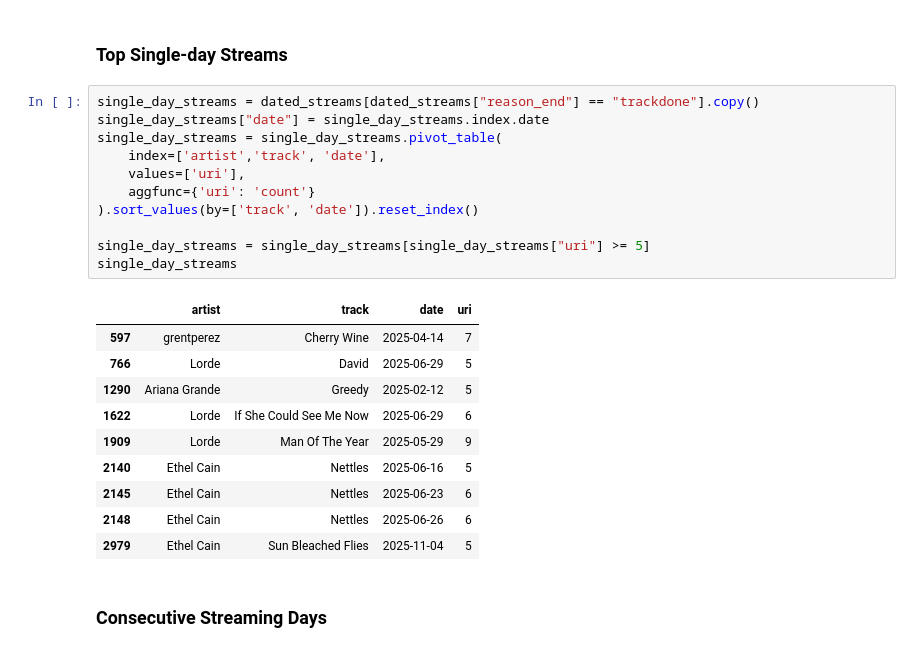
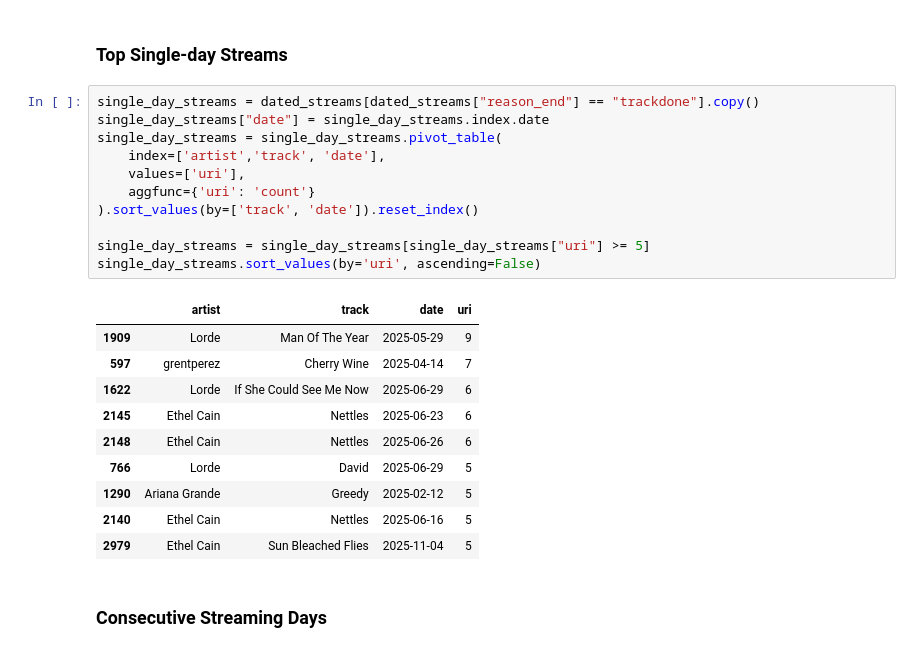
Before and after one commit to zakwht/spotify, a Jupyter notebook: tracks.ipynb, the cells around one changed output. Saved outputs shown, nothing was run; the diff lists cells and outputs as text.

```diff
--- a/tracks.ipynb
+++ b/tracks.ipynb
@@ -34,24 +34,24 @@ monthly_top_tracks[[col for col in monthly_top_tracks if col.year == int(YEAR)]]
 # %%
 single_day_streams = dated_streams[dated_streams["reason_end"] == "trackdone"].copy()
 single_day_streams["date"] = single_day_streams.index.date
 single_day_streams = single_day_streams.pivot_table(
     index=['artist','track', 'date'],
     values=['uri'],
     aggfunc={'uri': 'count'}
 ).sort_values(by=['track', 'date']).reset_index()
 
 single_day_streams = single_day_streams[single_day_streams["uri"] >= 5]
-single_day_streams
+single_day_streams.sort_values(by='uri', ascending=False)
 # %% [output]
 |  | artist | track | date | uri |
+| 1909 | Lorde | Man Of The Year | 2025-05-29 | 9 |
 | 597 | grentperez | Cherry Wine | 2025-04-14 | 7 |
+| 1622 | Lorde | If She Could See Me Now | 2025-06-29 | 6 |
+| 2145 | Ethel Cain | Nettles | 2025-06-23 | 6 |
+| 2148 | Ethel Cain | Nettles | 2025-06-26 | 6 |
 | 766 | Lorde | David | 2025-06-29 | 5 |
 | 1290 | Ariana Grande | Greedy | 2025-02-12 | 5 |
-| 1622 | Lorde | If She Could See Me Now | 2025-06-29 | 6 |
-| 1909 | Lorde | Man Of The Year | 2025-05-29 | 9 |
 | 2140 | Ethel Cain | Nettles | 2025-06-16 | 5 |
-| 2145 | Ethel Cain | Nettles | 2025-06-23 | 6 |
-| 2148 | Ethel Cain | Nettles | 2025-06-26 | 6 |
 | 2979 | Ethel Cain | Sun Bleached Flies | 2025-11-04 | 5 |
 # %% [markdown]
 ### Consecutive Streaming Days
```
Also changed, not shown: 10 other files.
